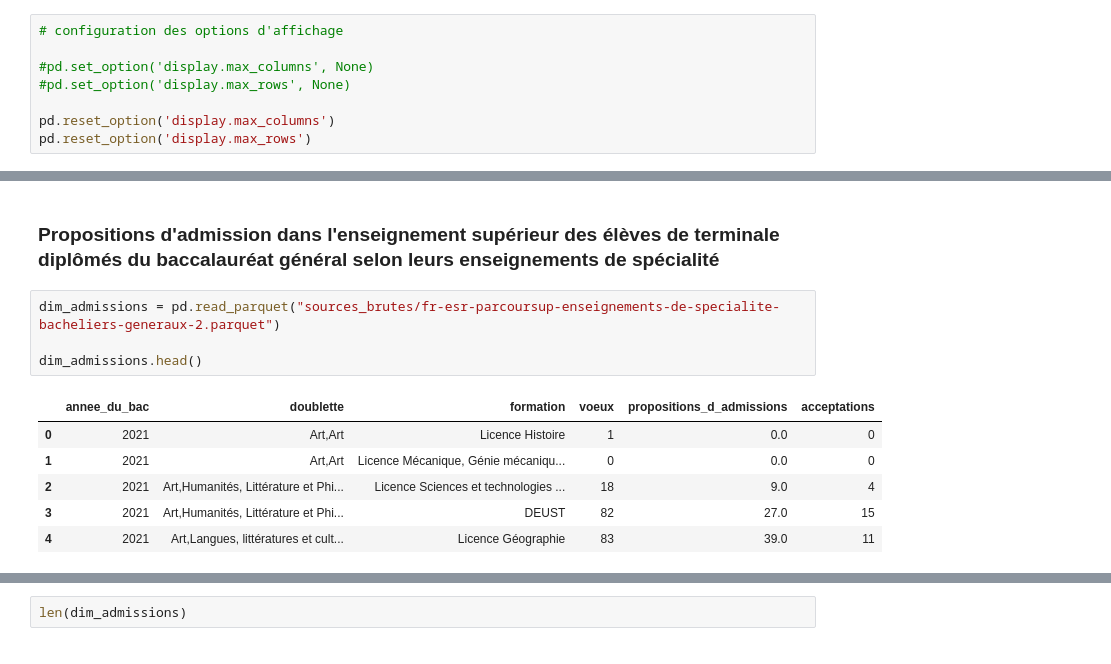
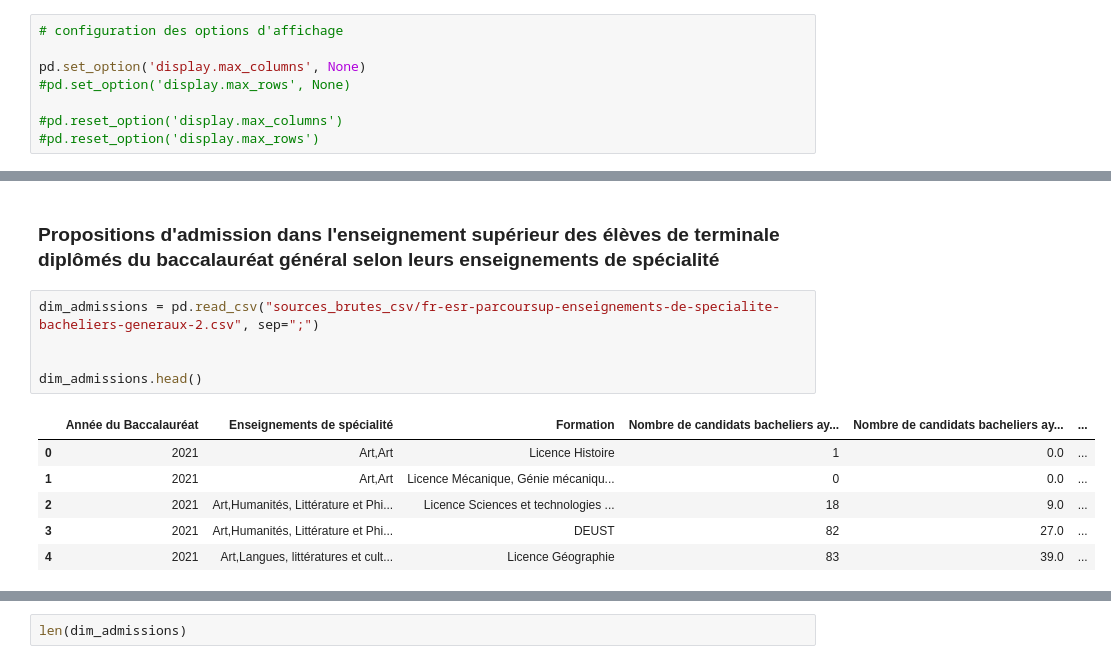
Before and after one commit to laura-lucchini/Analyse-Parcoursup, a Jupyter notebook: projet_parcoursup.ipynb, the cells around one changed output, grey strips where cells are left out. Saved outputs shown, nothing was run; the diff lists cells and outputs as text.

```diff
--- a/projet_parcoursup.ipynb
+++ b/projet_parcoursup.ipynb
@@ -18,11 +20,11 @@ import numpy as np
 # %%
 # configuration des options d'affichage
 
-#pd.set_option('display.max_columns', None)
+pd.set_option('display.max_columns', None)
 #pd.set_option('display.max_rows', None)
 
-pd.reset_option('display.max_columns')
-pd.reset_option('display.max_rows')
+#pd.reset_option('display.max_columns')
+#pd.reset_option('display.max_rows')
 # %% [markdown]
 ### Cartographie des formations Parcoursup (période 2020 à 2026)
 # %%
@@ -516,13 +454,14 @@ type
 # %% [markdown]
 ### Propositions d'admission dans l'enseignement supérieur des élèves de terminale diplômés du baccalauréat général selon leurs enseignements de spécialité
 # %%
-dim_admissions = pd.read_parquet("sources_brutes/fr-esr-parcoursup-enseignements-de-specialite-bacheliers-generaux-2.parquet")
+dim_admissions = pd.read_csv("sources_brutes_csv/fr-esr-parcoursup-enseignements-de-specialite-bacheliers-generaux-2.csv", sep=";")
+
 
 dim_admissions.head()
 # %% [output]
-|  | annee_du_bac | doublette | formation | voeux | propositions_d_admissions | acceptations |
-| 0 | 2021 | Art,Art | Licence Histoire | 1 | 0.0 | 0 |
-| 1 | 2021 | Art,Art | Licence Mécanique, Génie mécaniqu... | 0 | 0.0 | 0 |
-| 2 | 2021 | Art,Humanités, Littérature et Phi... | Licence Sciences et technologies ... | 18 | 9.0 | 4 |
-| 3 | 2021 | Art,Humanités, Littérature et Phi... | DEUST | 82 | 27.0 | 15 |
-| 4 | 2021 | Art,Langues, littératures et cult... | Licence Géographie | 83 | 39.0 | 11 |
+|  | Année du Baccalauréat | Enseignements de spécialité | Formation | Nombre de candidats bacheliers ay... | Nombre de candidats bacheliers ay... | ... |
+| 0 | 2021 | Art,Art | Licence Histoire | 1 | 0.0 | ... |
+| 1 | 2021 | Art,Art | Licence Mécanique, Génie mécaniqu... | 0 | 0.0 | ... |
+| 2 | 2021 | Art,Humanités, Littérature et Phi... | Licence Sciences et technologies ... | 18 | 9.0 | ... |
+| 3 | 2021 | Art,Humanités, Littérature et Phi... | DEUST | 82 | 27.0 | ... |
+| 4 | 2021 | Art,Langues, littératures et cult... | Licence Géographie | 83 | 39.0 | ... |
```
Also changed, not shown: parts of 51 cells of this notebook, 37 other files.
